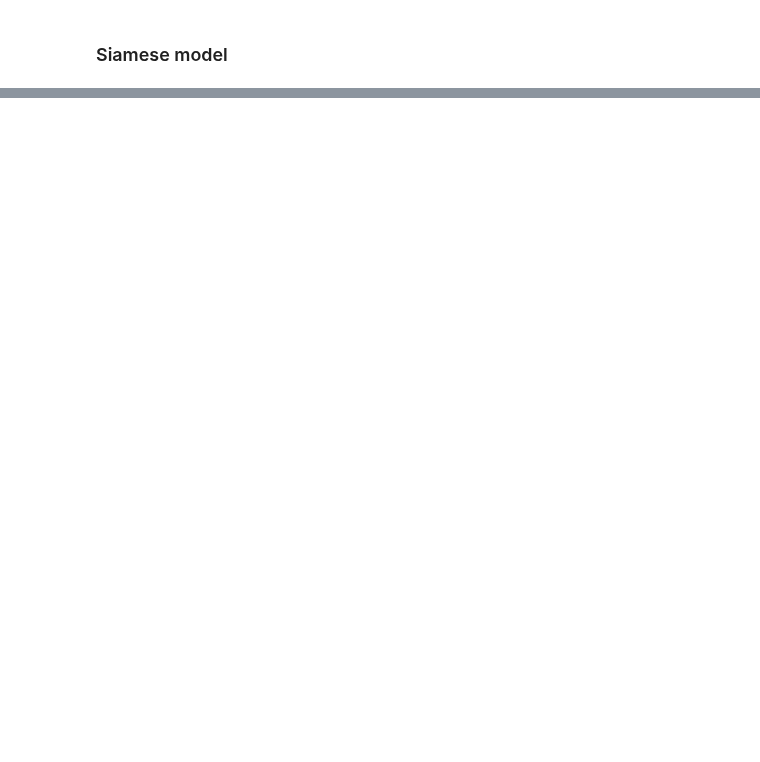
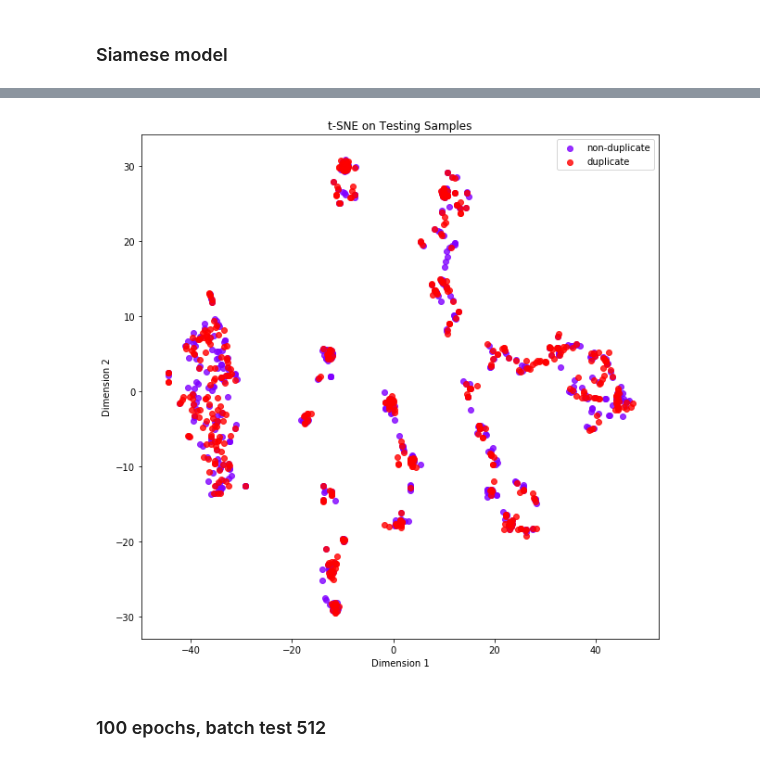
Before and after one commit to thiagomarquesrocha/siameseQAT, a Jupyter notebook: baseline.ipynb, the cells around one changed output, grey strips where cells are left out. Cells and saved outputs as stored; diff of their text form; code cells hidden in the pictures; blank space fills up the shorter version.

```diff
--- a/baseline.ipynb
+++ b/baseline.ipynb
@@ -707,0 +756,9 @@ def show_model_output(valid_a, valid_b, valid_sim, model, nb_examples = 3):
+# %%
+valid_input_sample, valid_input_pos, valid_input_neg, valid_sim = batch_iterator(bug_dir, 1024, 1)
+
+model  = similarity_model.get_layer('merge_features_in')
+
+model_final = Model(inputs=similarity_model.input, outputs=model.output)
+
+x_test_features = model_final.predict([valid_input_sample['title'], valid_input_pos['title'], valid_input_neg['title'],
+             valid_input_sample['description'], valid_input_pos['description'], valid_input_neg['description']], verbose = True, batch_size=1024)
@@ -707,0 +767,3 @@ def show_model_output(valid_a, valid_b, valid_sim, model, nb_examples = 3):
+# %%
+%%time
+tsne_features = create_features(x_test_features)
@@ -707,0 +791,6 @@ def show_model_output(valid_a, valid_b, valid_sim, model, nb_examples = 3):
+# %%
+plot_2d(valid_sim, tsne_features)
+# %% [output]
+[figure, added]
+# %% [markdown]
+### 100 epochs, batch test 512
```
Also changed, not shown: parts of 49 cells of this notebook.
